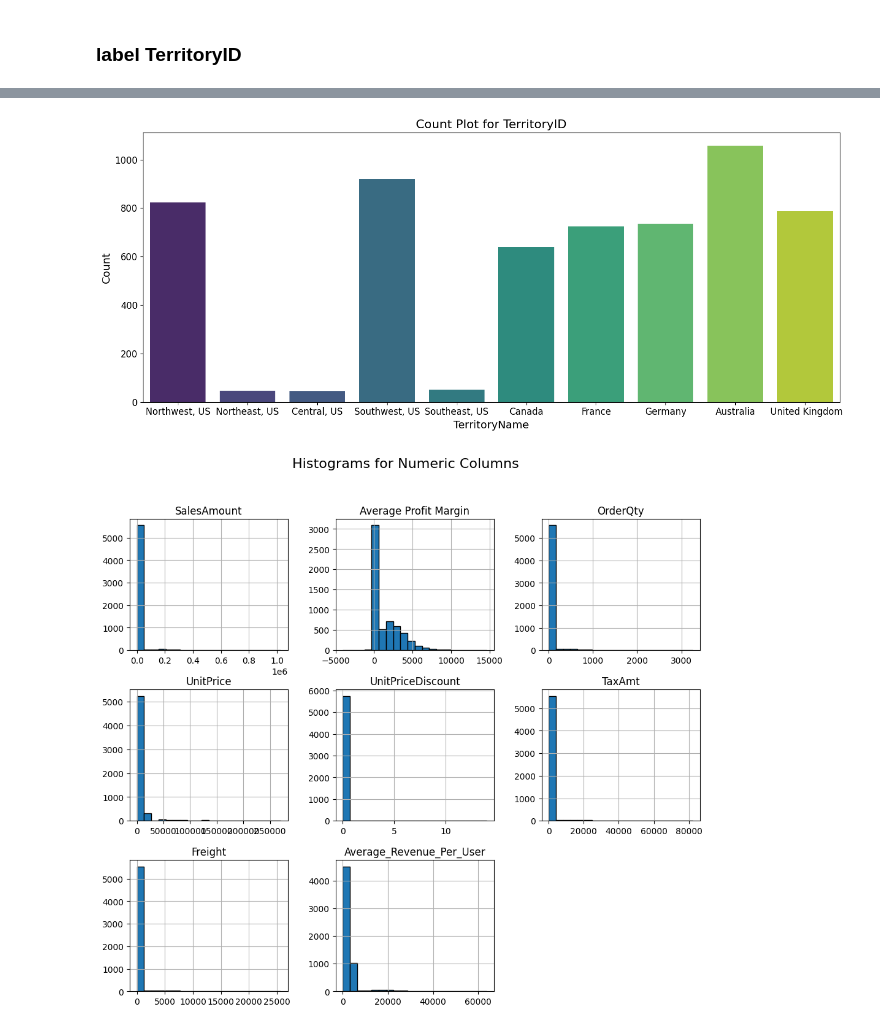
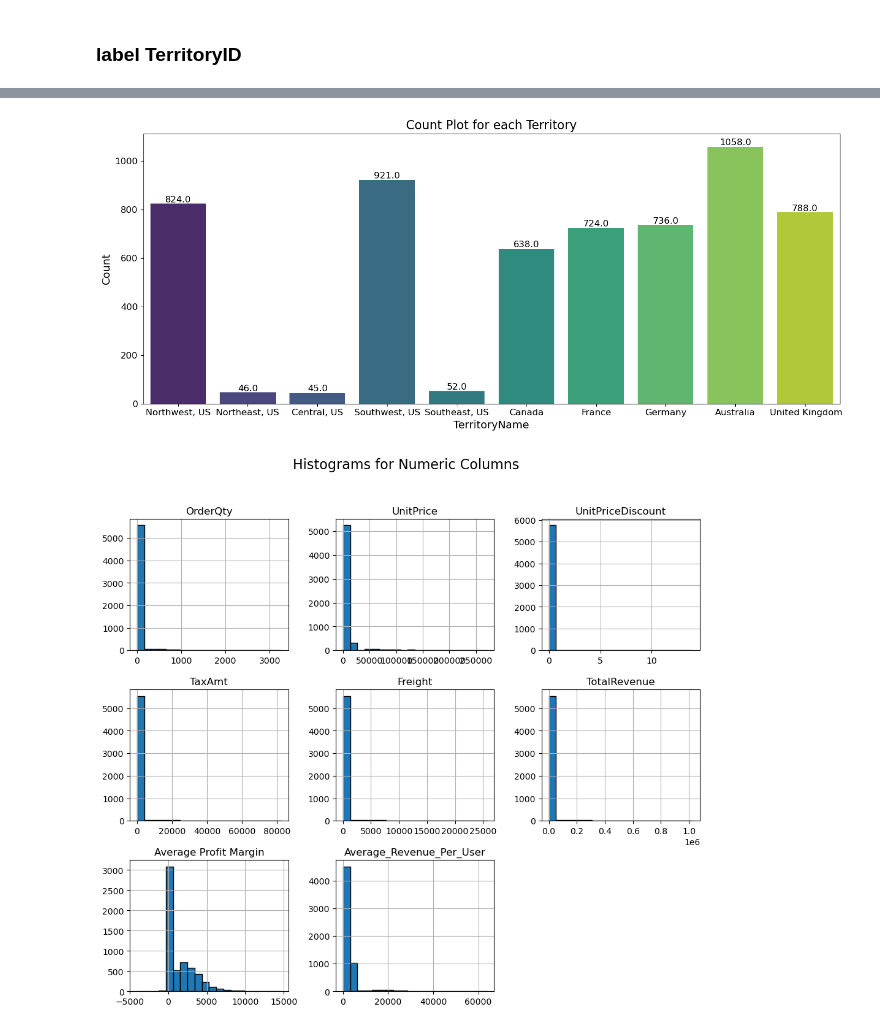
Before and after one commit to khnguyen0308/CompanyX-WareHouse-EDA-PowerBI, a Jupyter notebook: Python_Notebook/eda_territory.ipynb, the cells around one changed output, grey strips where cells are left out. Cells and saved outputs as stored; diff of their text form; code cells hidden in the pictures.

```diff
--- a/Python_Notebook/eda_territory.ipynb
+++ b/Python_Notebook/eda_territory.ipynb
@@ -56,6 +56,16 @@ territory_mapping = {
 df['TerritoryName'] = df['TerritoryID'].map(territory_mapping)
 
 df.insert(1, 'TerritoryName', df.pop('TerritoryName'))
+# %%
+# Desired column order
+desired_order = [
+    'TerritoryID', 'TerritoryName', 'OrderQty', 'UnitPrice', 'UnitPriceDiscount', 'TaxAmt', 'Freight',
+    'TotalRevenue', 'Average Profit Margin',
+    'Average_Revenue_Per_User'
+]
+
+# Reorder columns
+df = df[desired_order]
 # %%
 df.head()
 # %% [output]
@@ -103,27 +178,35 @@ for col in numeric_cols:
 [figure]
 # %%
 plt.figure(figsize=(14, 6))
-sns.countplot(data=df, x='TerritoryName', hue='TerritoryName', palette='viridis', legend=False)
+ax = sns.countplot(data=df, x='TerritoryName', hue='TerritoryName', palette='viridis', legend=False)
+
+for bar in ax.patches:
+    height = bar.get_height()
+    ax.annotate(f'{height}',
+                xy=(bar.get_x() + bar.get_width() /2, height),
+                xytext=(0,5),
+                textcoords='offset points',
+                ha='center', va='center', fontsize=12)
 
 # Customize the plot
-plt.title('Count Plot for TerritoryID', fontsize=16)
+plt.title('Count Plot for each Territory', fontsize=16)
 plt.xlabel('TerritoryName', fontsize=14)
 plt.ylabel('Count', fontsize=14)
 plt.xticks(fontsize=12)
 plt.yticks(fontsize=12)
 
 # Show the plot
 plt.tight_layout()
 plt.show()
 # %% [output]
-[figure, old version]
+[figure, new version]
 # %%
 # Histograms for all numeric columns
 df.hist(figsize=(12, 10), bins=20, edgecolor='black')
 plt.suptitle("Histograms for Numeric Columns", fontsize=16)
 plt.show()
 # %% [output]
-[figure, old version]
+[figure, new version]
 # %%
 import numpy as np
 
```
Also changed, not shown: parts of 25 cells of this notebook, 2 other files.
